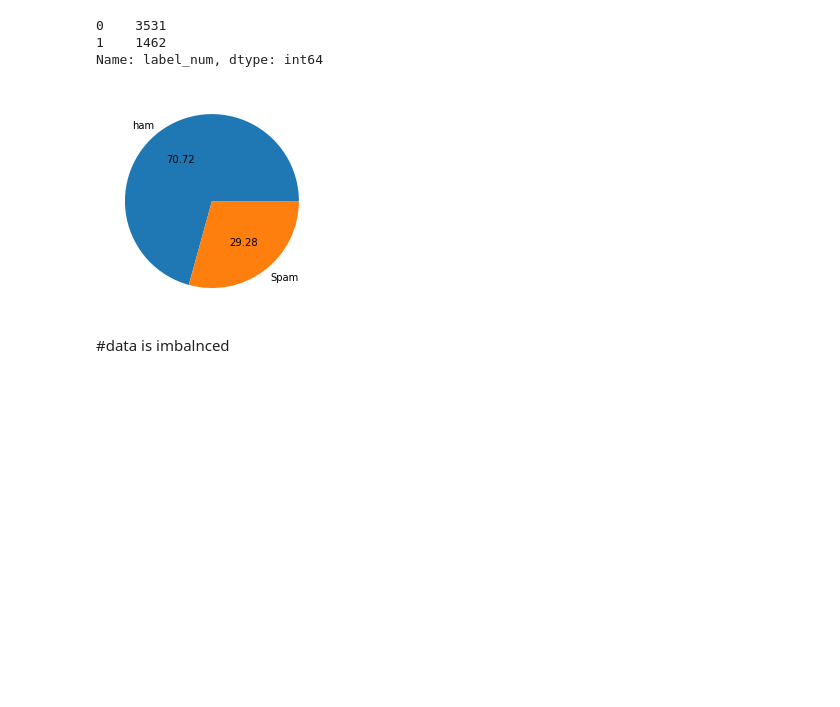
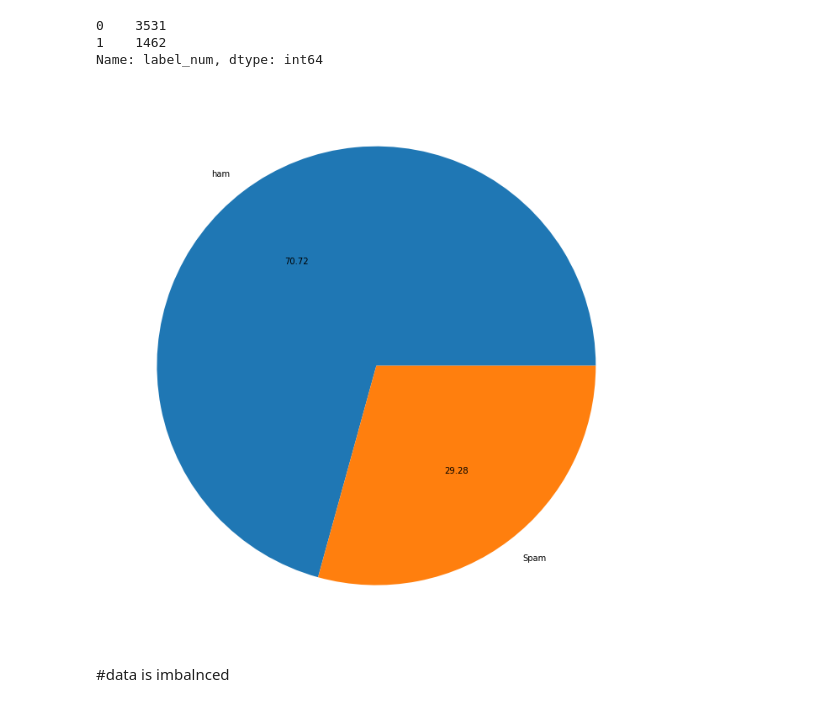
Before and after one commit to Ashutoshcs40all/code-cave, a Jupyter notebook: archive (2) email N2/Email Spam Classifier.ipynb, the cells around one changed output. Cells and saved outputs as stored; diff of their text form; code cells hidden in the pictures; blank space fills up the shorter version.

```diff
--- a/archive (2) email N2/Email Spam Classifier.ipynb
+++ b/archive (2) email N2/Email Spam Classifier.ipynb
@@ -102,10 +121,12 @@ df['label_num'].value_counts()
 1    1462
 Name: label_num, dtype: int64
 # %%
+import matplotlib
+matplotlib.rcParams['figure.figsize']=(12,12)
 plt.pie(df['label_num'].value_counts(), labels=['ham','Spam'],autopct="%0.2f")
 plt.show()
 # %% [output]
-[figure, old version]
+[figure, new version]
 # %% [markdown]
 #data is imbalnced
 # %%
```
Also changed, not shown: parts of 38 cells of this notebook, 9 other files.
